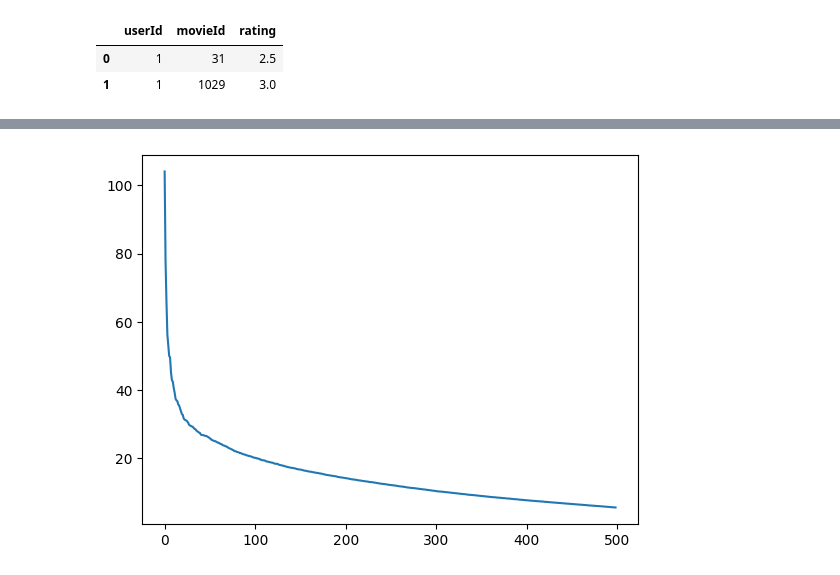
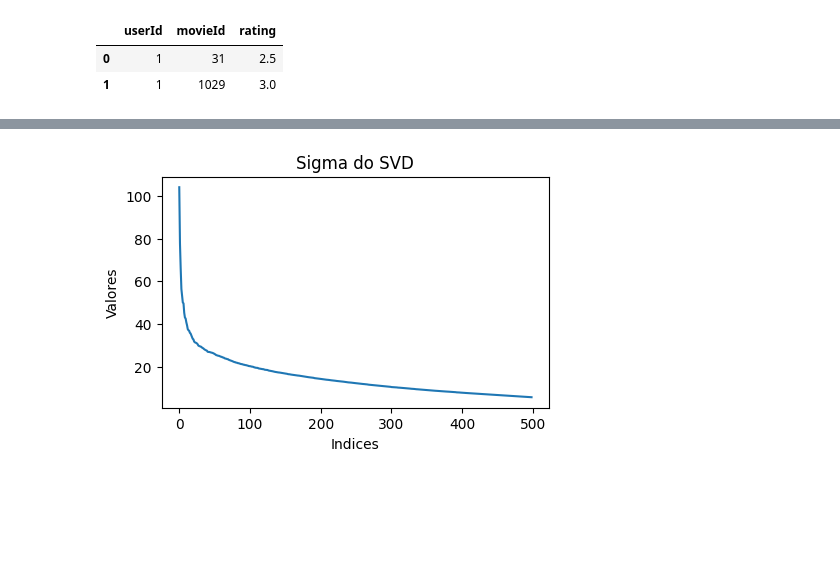
Before and after one commit to esdrasgc/netflix_challenge, a Jupyter notebook: main.ipynb, the cells around one changed output, grey strips where cells are left out. Drawn from its saved outputs; the diff is of its cells as text; code cells hidden in the pictures; blank space fills up the shorter version.

Commit message:
svd graph

```diff
--- a/main.ipynb
+++ b/main.ipynb
@@ -69,9 +66,13 @@ plt.show()
 # %%
 ## plot the s values
+plt.figure(figsize=(5, 3))
+plt.title('Sigma do SVD')
+plt.xlabel('Indices')
+plt.ylabel('Valores')
 plt.plot(s[1:500])
 plt.show()
 # %% [output]
-[figure, old version]
+[figure, new version]
 # %%
 #retira os K ultimos valores das matrizes U, s e Vt
 
```
Also changed, not shown: parts of 7 cells of this notebook, 3 other files.
